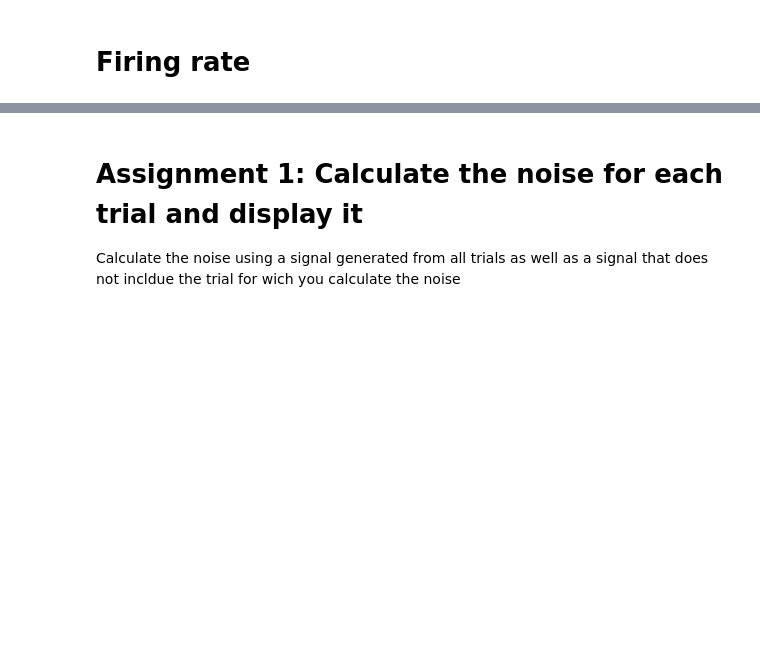
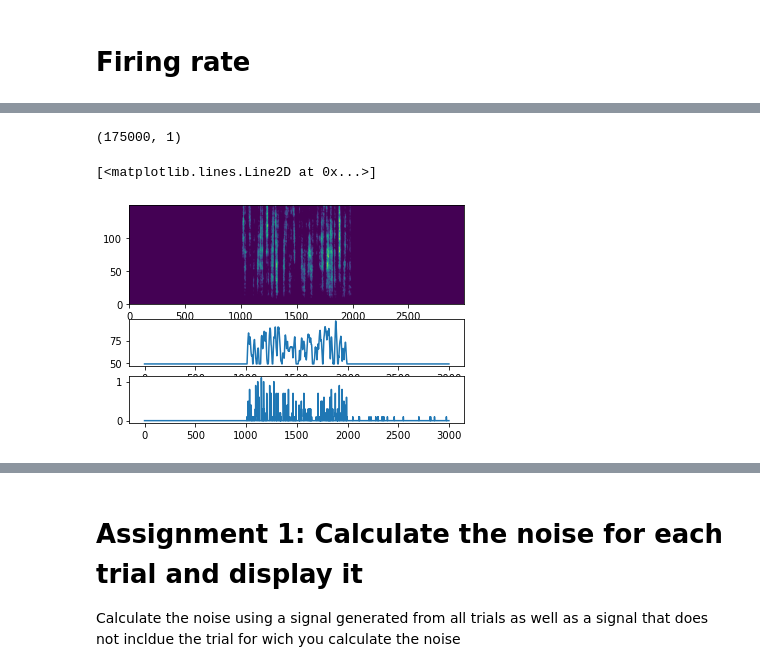
Before and after one commit to theunissenlab/crcns, a Jupyter notebook: python/tutorial-coherence.ipynb, the cells around one changed output, grey strips where cells are left out. Saved outputs shown, nothing was run; the diff lists cells and outputs as text; code cells hidden in the pictures; blank space fills up the shorter version.

```diff
--- a/python/tutorial-coherence.ipynb
+++ b/python/tutorial-coherence.ipynb
@@ -283,0 +383,42 @@ ax.legend(loc=(1.05, 0))
+# %%
+nf, nt = myBioSound.spectro.shape
+# %%
+# Prepare model data
+stims = list(epochs.event_id.keys())
+nstims = len(stims)
+nfUsed = 150
+X = np.zeros((nt*nstims, nfUsed))
+XAmp = np.zeros((nt*nstims, 1))
+Y = np.zeros(nt*nstims)
+
+for istim, stimName in enumerate(stims):
+    X[istim*nt:(istim+1)*(nt),:] = myBioSounds[stimName].spectro.transpose()[:,0:nfUsed]
+    Y[istim*nt:(istim+1)*(nt)] = epochs[stimName]._data.squeeze().mean(0)
+
+XAmp[:,0] = 20*np.log10(np.power(10,X/20).sum(1))
+
+# Fix X to have a max dB range
+DBNOISE = 50
+maxB = X.max()
+minB = maxB-DBNOISE
+X[X < minB] = minB
+
+maxB = XAmp.max()
+minB = maxB-DBNOISE
+XAmp[XAmp < minB] = minB
+# %%
+XAmp.shape
+# %% [output]
+(175000, 1)
+# %%
+# Plot the spectrogram and response
+plt.figure()
+plt.subplot(2,1,1)
+plt.imshow(X[0:3000,:].transpose(), aspect='auto', origin='lower')
+plt.subplot(4,1,3)
+plt.plot(XAmp[0:3000])
+plt.subplot(4,1,4)
+plt.plot(Y[0:3000])
+# %% [output]
+[<matplotlib.lines.Line2D at 0x...>]
+[figure, added]
```
Also changed, not shown: parts of 21 cells of this notebook, 2 other files.
